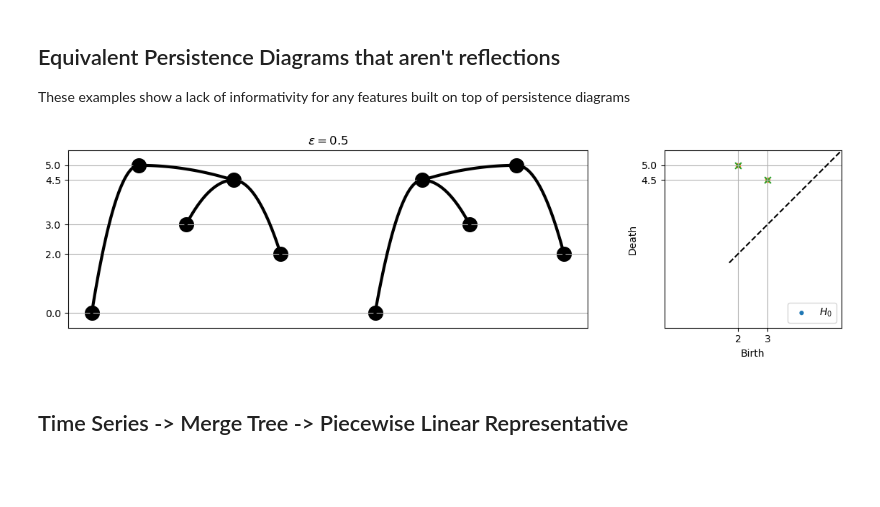
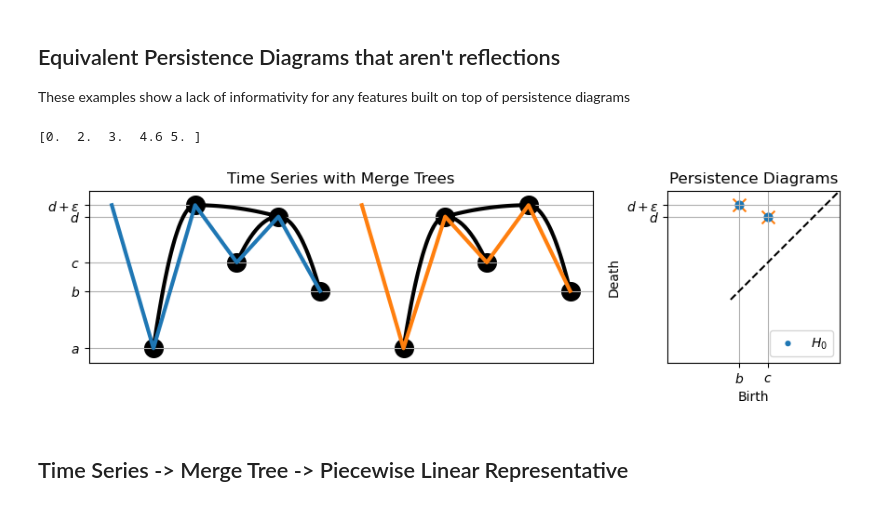
Before and after one commit to UrsinusREU2022MergeTrees/MergeTrees, a Jupyter notebook: notebooks/MergeTreeBasics.ipynb, the cells around one changed output. Drawn from its saved outputs; the diff is of its cells as text; code cells hidden in the pictures; blank space fills up the shorter version.

```diff
--- a/notebooks/MergeTreeBasics.ipynb
+++ b/notebooks/MergeTreeBasics.ipynb
@@ -53,40 +53,53 @@ plt.show()
 These examples show a lack of informativity for any features built on top of persistence diagrams
 # %%
 from persim import plot_diagrams
-eps = 0.5
-x1 = [5, 0, 5, 3, 5-eps, 2]
-x2 = [5, 0, 5-eps, 3, 5, 2]
+eps = 0.4
+x1 = np.array([5, 0, 5, 3, 5-eps, 2])
+x2 = np.array([5, 0, 5-eps, 3, 5, 2])
 
 MT1 = MergeTree()
 I1, _ = MT1.init_from_timeseries(x1)
 MT2 = MergeTree()
 I2, _ = MT2.init_from_timeseries(x2)
 
-fac = 0.8
+fac = 0.6
 plt.figure(figsize=(fac*18, fac*4))
 yvals = np.sort(np.unique(x1))
+print(yvals)
 dy = yvals[-1] - yvals[0]
 
 plt.subplot2grid((1, 3), (0, 0), colspan=2)
-MT1.plot(True)
-MT2.plot(True, params={'offset':np.array([6, 0])})
-plt.gca().set_yticks(yvals)
+MT1.plot(False)
+plt.plot(x1, linewidth=3)
+offset=6
+MT2.plot(False, params={'offset':np.array([offset, 0])})
+plt.plot(np.arange(len(x2))+offset, x2, linewidth=3)
+ticks = ["$a$", "$b$", "$c$", "$d$", "$d+\epsilon$"]
+plt.yticks(yvals, ticks)
 plt.ylim(yvals[0]-0.1*dy, yvals[-1]+0.1*dy)
 plt.gca().set_xticks([])
 plt.grid()
-plt.title("$\\epsilon = {}$".format(eps))
+#plt.title("$\\epsilon = {}$".format(eps))
+plt.title("Time Series with Merge Trees")
 
 plt.subplot(133)
 plot_diagrams(I1)
-plt.scatter(I2[:, 0], I2[:, 1], 20)
-plt.scatter(I2[:, 0], I2[:, 1], 40, marker='x')
-plt.gca().set_yticks(np.unique(I1[:, 1]))
+#plt.scatter(I2[:, 0], I2[:, 1], 20)
+plt.scatter(I2[:, 0], I2[:, 1], 100, marker='x')
+plt.scatter(I2[:, 0], I2[:, 1], 40, c='C0')
+#plt.legend(["", "First", "Second"])
+plt.xticks(yvals, ticks)
+plt.yticks(yvals, ticks)
 plt.ylim(yvals[0]-0.1*dy, yvals[-1]+0.1*dy)
 plt.gca().set_xticks(np.unique(I1[:, 0]))
+plt.gca().set_yticks(np.unique(I1[:, 1]))
 plt.xlim(yvals[0]-0.1*dy, yvals[-1]+0.1*dy)
 plt.grid()
+plt.title("Persistence Diagrams")
+plt.savefig("BlindRotation.svg", bbox_inches='tight')
 # %% [output]
+[0.  2.  3.  4.6 5. ]
-[figure, old version]
+[figure, new version]
 # %% [markdown]
 ## Time Series -> Merge Tree -> Piecewise Linear Representative
 # %%
```
Also changed, not shown: parts of 5 cells of this notebook, 2 other files.
